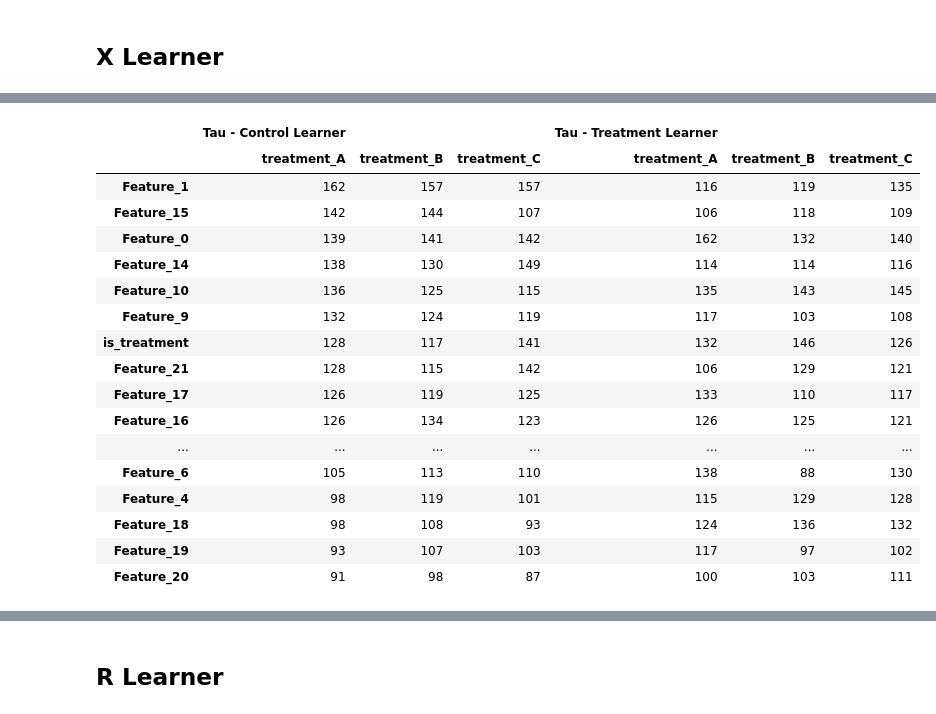
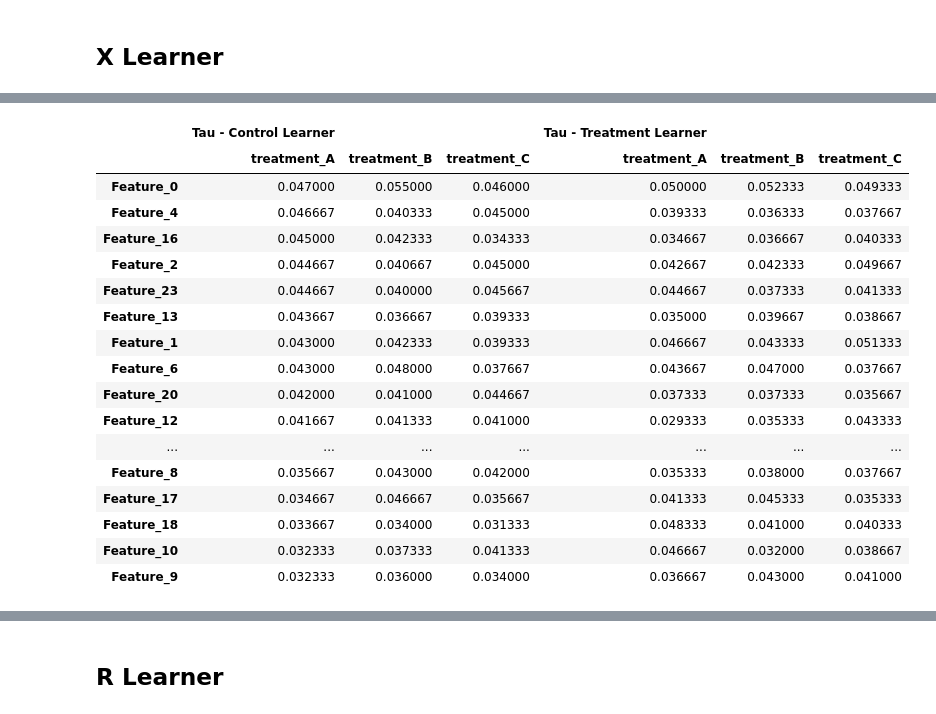
Before and after one commit to uber/causalml, a Jupyter notebook: examples/feature_importance_example_DEV.ipynb, the cells around one changed output, grey strips where cells are left out. Drawn from its saved outputs; the diff is of its cells as text; code cells hidden in the pictures.

```diff
--- a/examples/feature_importance_example_DEV.ipynb
+++ b/examples/feature_importance_example_DEV.ipynb
@@ -145,21 +225,21 @@ xlearner.estimate_ate(X, e_multi, w_multi, y)
 # %%
-xlearner.feature_importance()
+xlearner.feature_importance(normalize=True, method='gini')
 # %% [output]
 |  | Tau - Control Learner |  |  | Tau - Treatment Learner |  |  |
 |  | treatment_A | treatment_B | treatment_C | treatment_A | treatment_B | treatment_C |
-| Feature_1 | 162 | 157 | 157 | 116 | 119 | 135 |
-| Feature_15 | 142 | 144 | 107 | 106 | 118 | 109 |
-| Feature_0 | 139 | 141 | 142 | 162 | 132 | 140 |
-| Feature_14 | 138 | 130 | 149 | 114 | 114 | 116 |
-| Feature_10 | 136 | 125 | 115 | 135 | 143 | 145 |
-| Feature_9 | 132 | 124 | 119 | 117 | 103 | 108 |
-| is_treatment | 128 | 117 | 141 | 132 | 146 | 126 |
-| Feature_21 | 128 | 115 | 142 | 106 | 129 | 121 |
-| Feature_17 | 126 | 119 | 125 | 133 | 110 | 117 |
-| Feature_16 | 126 | 134 | 123 | 126 | 125 | 121 |
+| Feature_0 | 0.047000 | 0.055000 | 0.046000 | 0.050000 | 0.052333 | 0.049333 |
+| Feature_4 | 0.046667 | 0.040333 | 0.045000 | 0.039333 | 0.036333 | 0.037667 |
+| Feature_16 | 0.045000 | 0.042333 | 0.034333 | 0.034667 | 0.036667 | 0.040333 |
+| Feature_2 | 0.044667 | 0.040667 | 0.045000 | 0.042667 | 0.042333 | 0.049667 |
+| Feature_23 | 0.044667 | 0.040000 | 0.045667 | 0.044667 | 0.037333 | 0.041333 |
+| Feature_13 | 0.043667 | 0.036667 | 0.039333 | 0.035000 | 0.039667 | 0.038667 |
+| Feature_1 | 0.043000 | 0.042333 | 0.039333 | 0.046667 | 0.043333 | 0.051333 |
+| Feature_6 | 0.043000 | 0.048000 | 0.037667 | 0.043667 | 0.047000 | 0.037667 |
+| Feature_20 | 0.042000 | 0.041000 | 0.044667 | 0.037333 | 0.037333 | 0.035667 |
+| Feature_12 | 0.041667 | 0.041333 | 0.041000 | 0.029333 | 0.035333 | 0.043333 |
 | ... | ... | ... | ... | ... | ... | ... |
-| Feature_6 | 105 | 113 | 110 | 138 | 88 | 130 |
-| Feature_4 | 98 | 119 | 101 | 115 | 129 | 128 |
-| Feature_18 | 98 | 108 | 93 | 124 | 136 | 132 |
-| Feature_19 | 93 | 107 | 103 | 117 | 97 | 102 |
-| Feature_20 | 91 | 98 | 87 | 100 | 103 | 111 |
+| Feature_8 | 0.035667 | 0.043000 | 0.042000 | 0.035333 | 0.038000 | 0.037667 |
+| Feature_17 | 0.034667 | 0.046667 | 0.035667 | 0.041333 | 0.045333 | 0.035333 |
+| Feature_18 | 0.033667 | 0.034000 | 0.031333 | 0.048333 | 0.041000 | 0.040333 |
+| Feature_10 | 0.032333 | 0.037333 | 0.041333 | 0.046667 | 0.032000 | 0.038667 |
+| Feature_9 | 0.032333 | 0.036000 | 0.034000 | 0.036667 | 0.043000 | 0.041000 |
```
Also changed, not shown: parts of 22 cells of this notebook.
